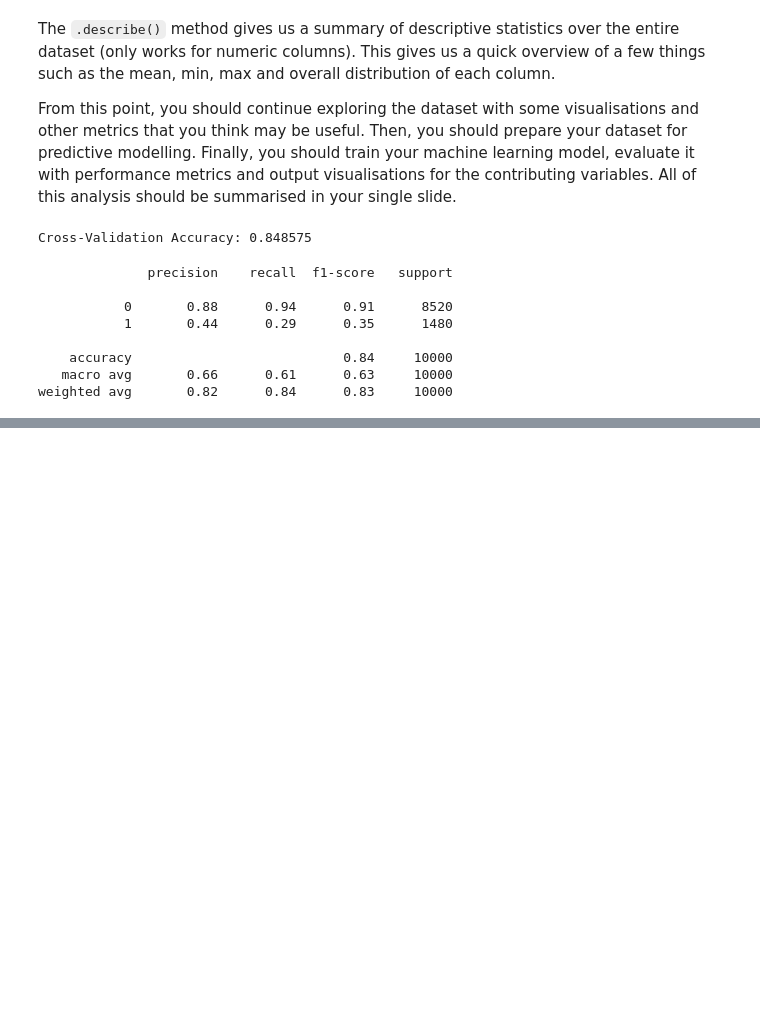
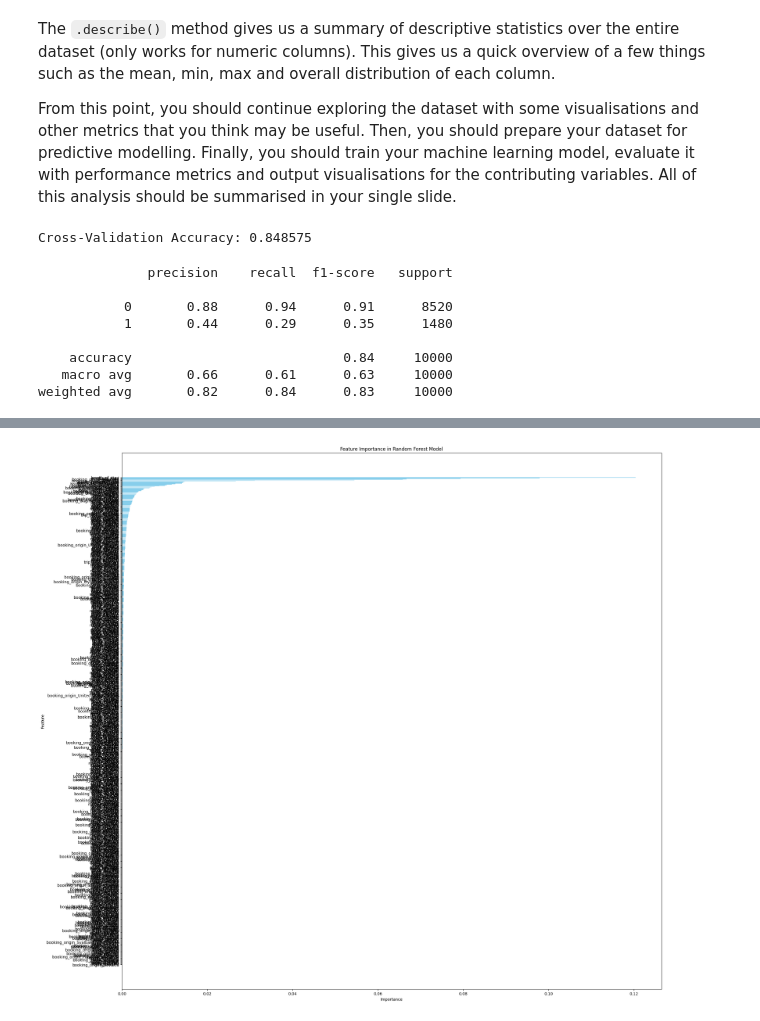
Before and after one commit to 21407alfredmunga/forage, a Jupyter notebook: British_airways_model.ipynb, the cells around one changed output, grey strips where cells are left out. Drawn from its saved outputs; the diff is of its cells as text; code cells hidden in the pictures; blank space fills up the shorter version.

```diff
--- a/British_airways_model.ipynb
+++ b/British_airways_model.ipynb
@@ -178,0 +218,28 @@ print(classification_report(y_test, y_pred_resampled))
+# %%
+import pandas as pd
+import matplotlib.pyplot as plt
+
+# Assuming you have already trained your model and calculated feature importance
+feature_importance = rf.feature_importances_
+
+# Create a DataFrame for better visualization
+feature_importance_df = pd.DataFrame({
+    'Feature': X.columns,
+    'Importance': feature_importance
+}).sort_values(by='Importance', ascending=False)
+
+# Plot feature importance
+plt.figure(figsize=(25, 25))
+plt.barh(feature_importance_df['Feature'], feature_importance_df['Importance'], color='skyblue')
+plt.xlabel('Importance')
+plt.ylabel('Feature')
+plt.title('Feature Importance in Random Forest Model')
+plt.gca().invert_yaxis()  # Invert y-axis to show highest at the top
+
+# Save the figure
+plt.savefig('feature_importance.png', bbox_inches='tight')  # You can change the filename and format
+
+# Optionally, you can display the plot as well
+plt.show()
+# %% [output]
+[figure, added]
```
Also changed, not shown: parts of 2 cells of this notebook, 19 other files.
